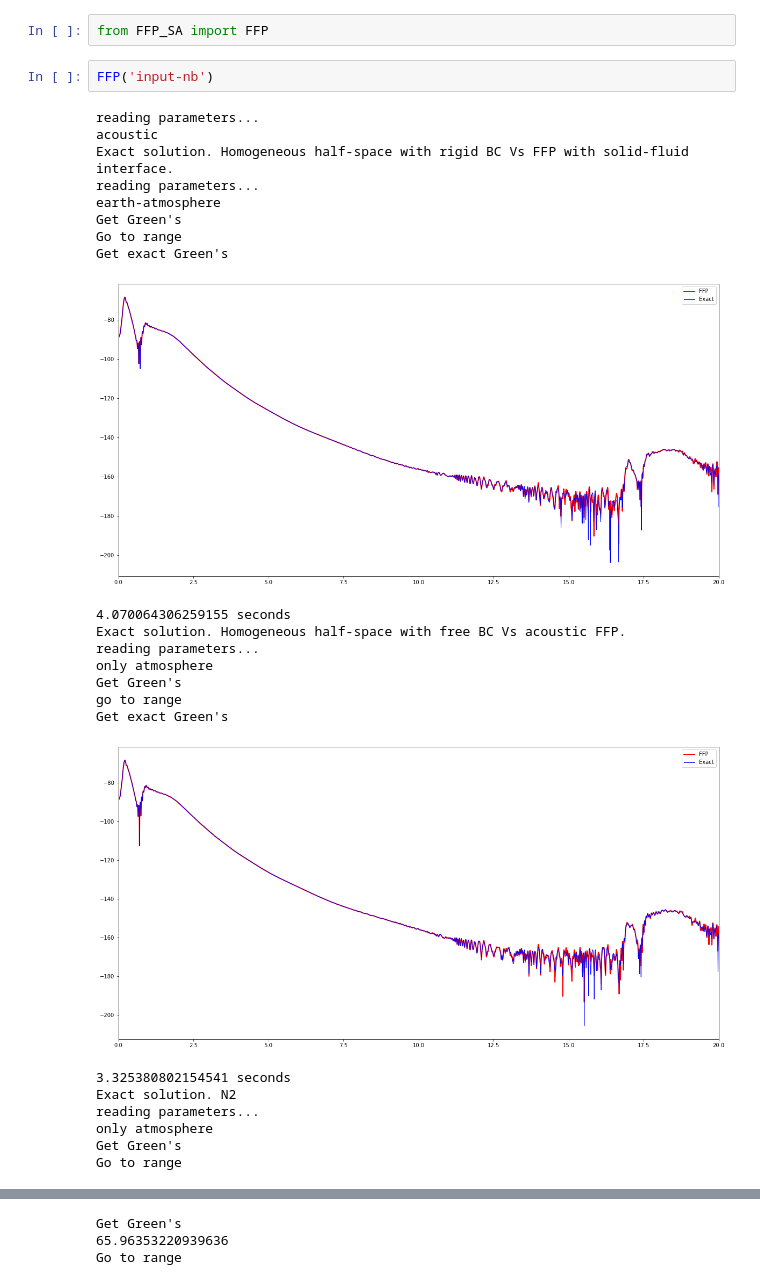
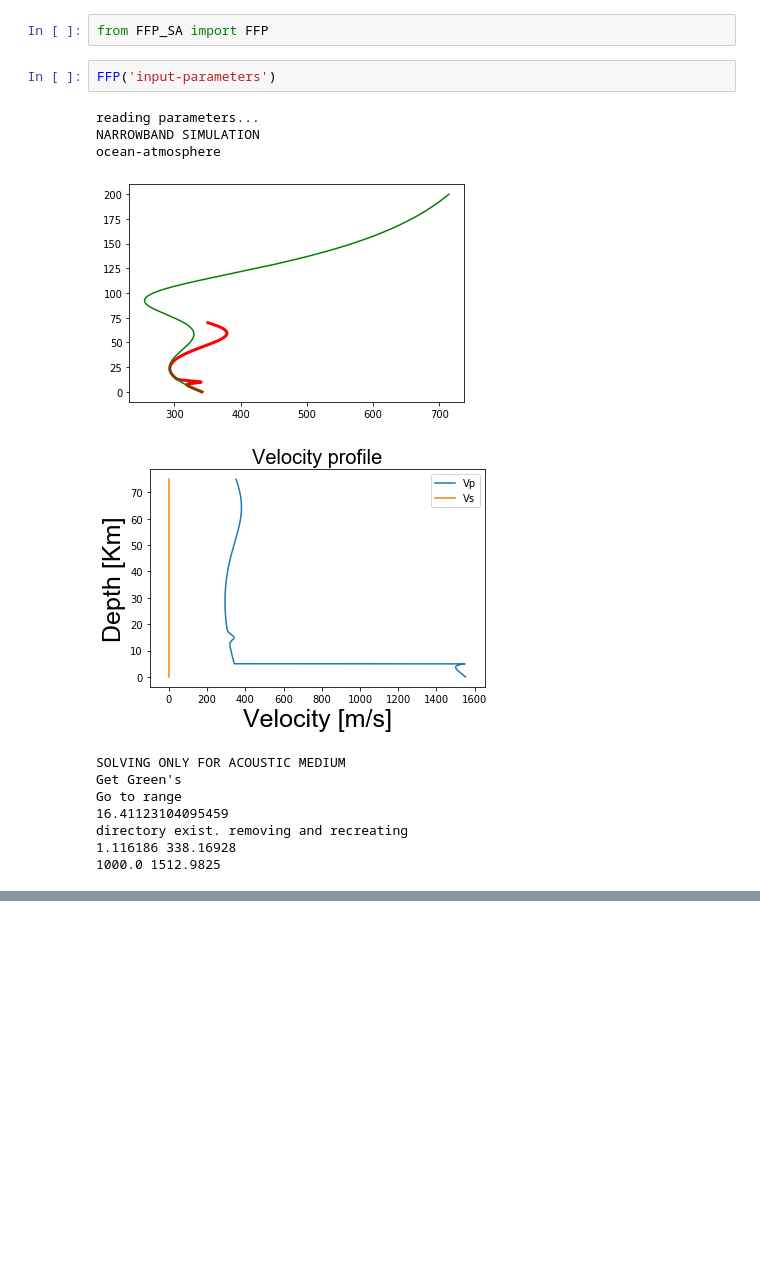
Before and after one commit to Gilaverbuch/SA_FFP, a Jupyter notebook: FFP parallel.ipynb, the cells around one changed output, grey strips where cells are left out. Saved outputs shown, nothing was run; the diff lists cells and outputs as text; blank space fills up the shorter version.

```diff
--- a/FFP parallel.ipynb
+++ b/FFP parallel.ipynb
@@ -1,28 +1,17 @@
 # %%
 from FFP_SA import FFP
 # %%
-FFP('input-nb')
+FFP('input-parameters')
 # %% [output]
 reading parameters...
-acoustic
-Exact solution. Homogeneous half-space with rigid BC Vs FFP with solid-fluid interface.
-reading parameters...
-earth-atmosphere
-Get Green's
-Go to range
-Get exact Green's
+NARROWBAND SIMULATION
+ocean-atmosphere
-[figure, old version]
+[figure, new version]
+[figure, new version]
-4.070064306259155 seconds
-Exact solution. Homogeneous half-space with free BC Vs acoustic FFP.
-reading parameters...
-only atmosphere
+SOLVING ONLY FOR ACOUSTIC MEDIUM
 Get Green's
-go to range
-Get exact Green's
+Go to range
+16.41123104095459
+directory exist. removing and recreating
+1.116186 338.16928
+1000.0 1512.9825
-[figure, old version]
-3.325380802154541 seconds
-Exact solution. N2
-reading parameters...
-only atmosphere
-Get Green's
-Go to range
@@ -35,3 +19,0 @@ only atmosphere
-Get Green's
-65.96353220939636
-Go to range
```
Also changed, not shown: parts of 1 cell of this notebook, 3 other files.
